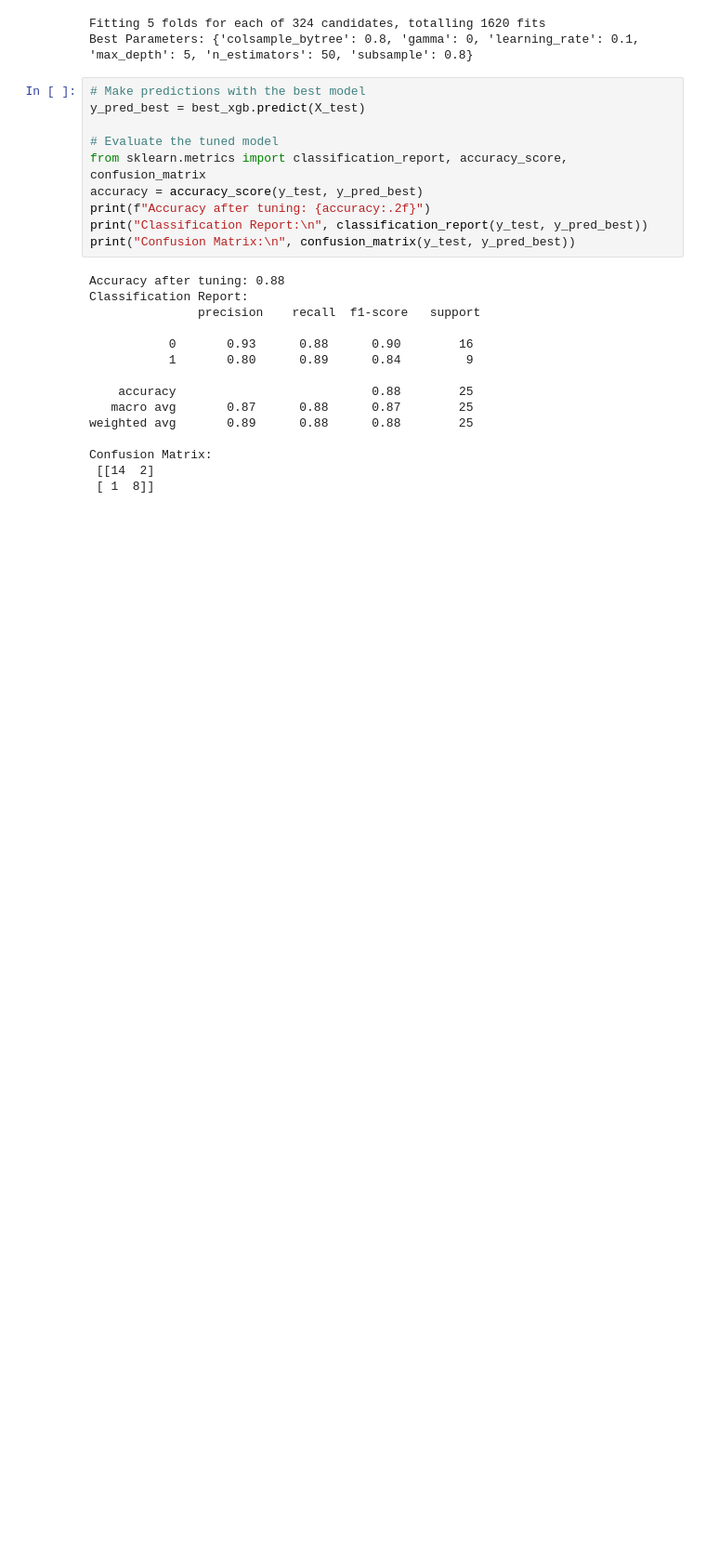
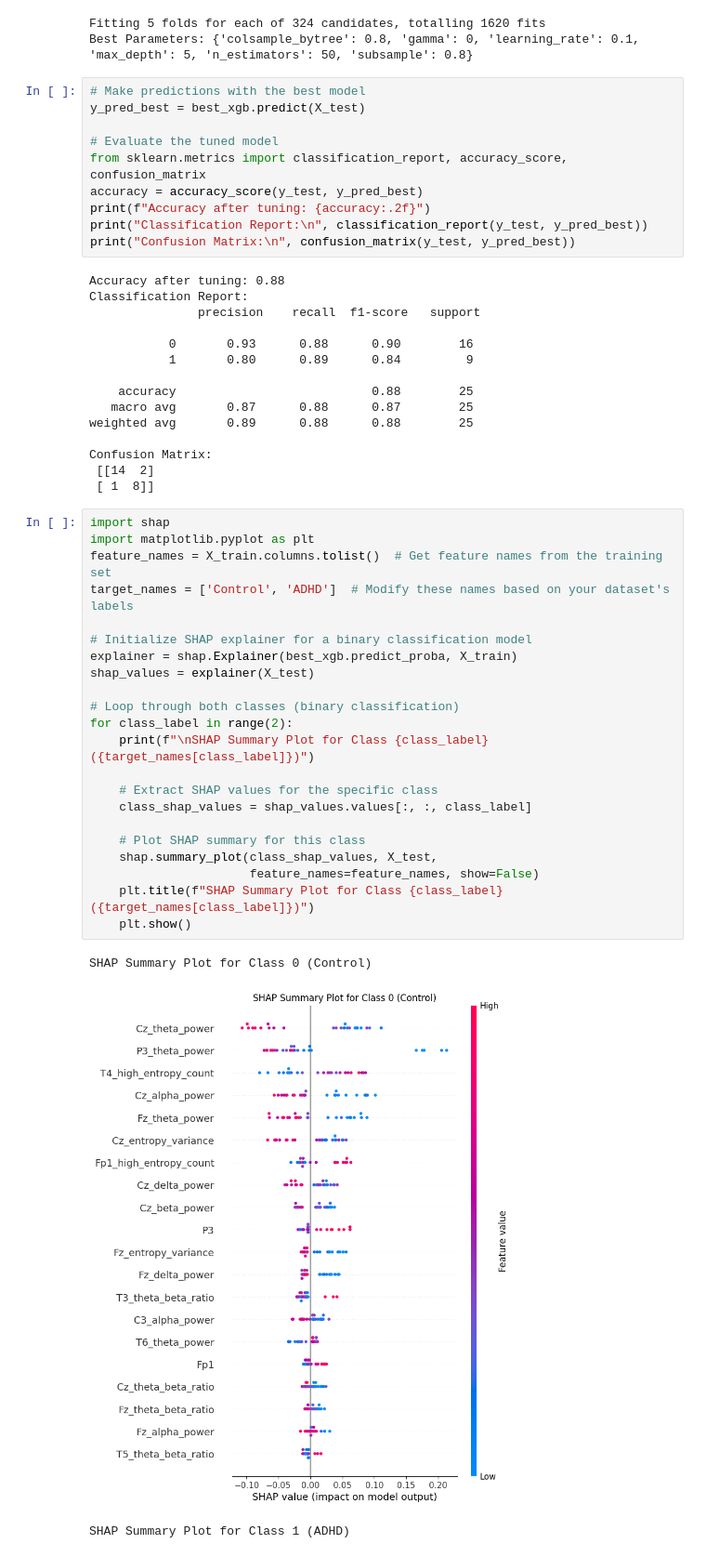
Before and after one commit to CHAITHANYANANDAN/CapstoneProject, a Jupyter notebook: xgboost.ipynb, the cells around one changed output. Shown at 93% size. Drawn from its saved outputs; the diff is of its cells as text; blank space fills up the shorter version.

```diff
--- a/xgboost.ipynb
+++ b/xgboost.ipynb
@@ -141,3 +141,29 @@ weighted avg       0.89      0.88      0.88        25
 Confusion Matrix:
  [[14  2]
  [ 1  8]]
+# %%
+import shap
+import matplotlib.pyplot as plt
+feature_names = X_train.columns.tolist()  # Get feature names from the training set
+target_names = ['Control', 'ADHD']  # Modify these names based on your dataset's labels
+
+# Initialize SHAP explainer for a binary classification model
+explainer = shap.Explainer(best_xgb.predict_proba, X_train)
+shap_values = explainer(X_test)
+
+# Loop through both classes (binary classification)
+for class_label in range(2):
+    print(f"\nSHAP Summary Plot for Class {class_label} ({target_names[class_label]})")
+
+    # Extract SHAP values for the specific class
+    class_shap_values = shap_values.values[:, :, class_label]
+
+    # Plot SHAP summary for this class
+    shap.summary_plot(class_shap_values, X_test,
+                      feature_names=feature_names, show=False)
+    plt.title(f"SHAP Summary Plot for Class {class_label} ({target_names[class_label]})")
+    plt.show()
+# %% [output]
+SHAP Summary Plot for Class 0 (Control)
+[figure, added]
+SHAP Summary Plot for Class 1 (ADHD)
```
Also changed, not shown: parts of 2 cells of this notebook, 2 other files.
